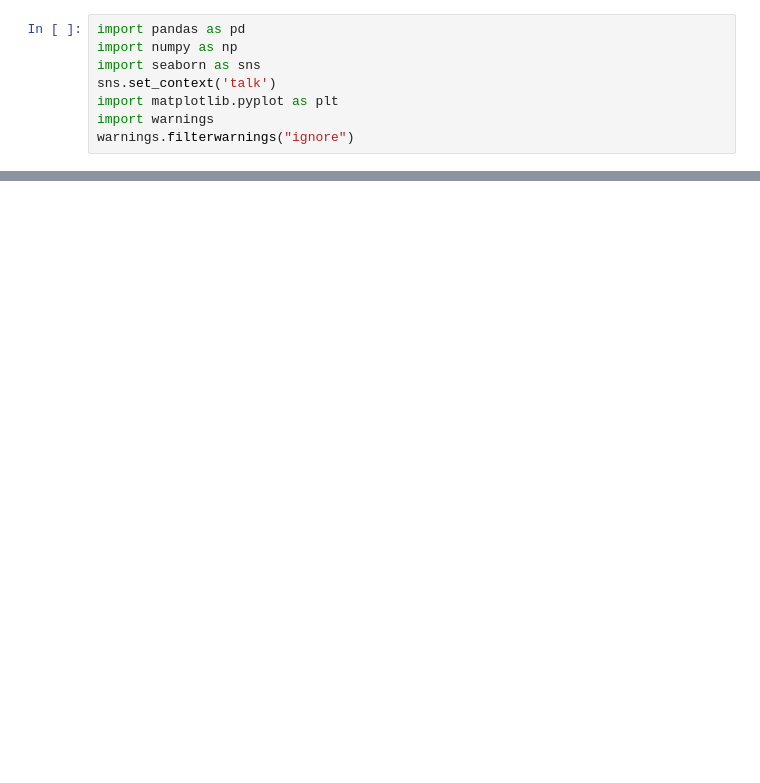
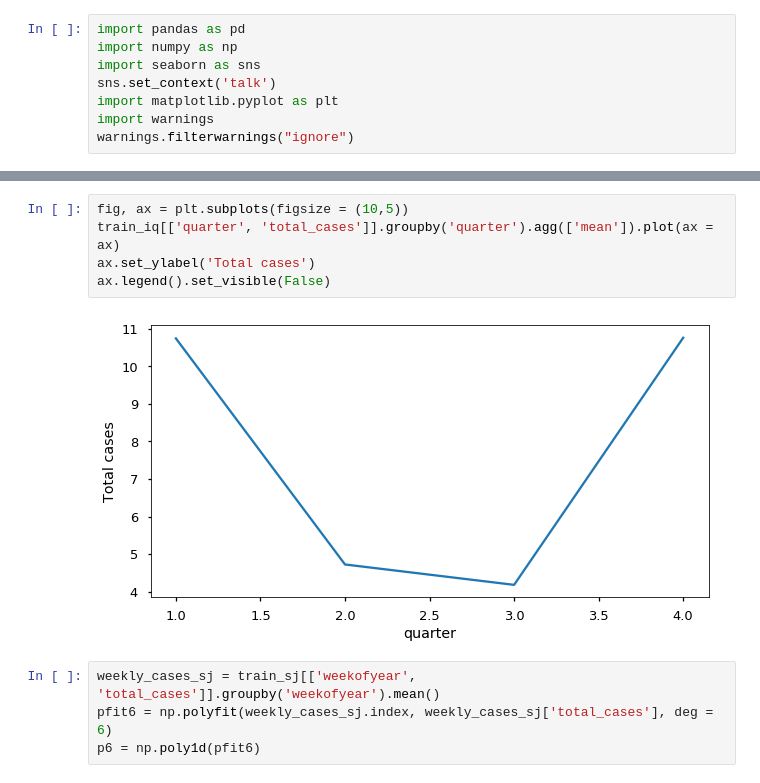
Before and after one commit to chrisgschon/DengAI, a Jupyter notebook: notebooks/Feature_Engineering.ipynb, the cells around one changed output, grey strips where cells are left out. Saved outputs shown, nothing was run; the diff lists cells and outputs as text; blank space fills up the shorter version.

```diff
--- a/notebooks/Feature_Engineering.ipynb
+++ b/notebooks/Feature_Engineering.ipynb
@@ -27,0 +82,11 @@ warnings.filterwarnings("ignore")
+# %%
+fig, ax = plt.subplots(figsize = (10,5))
+train_iq[['quarter', 'total_cases']].groupby('quarter').agg(['mean']).plot(ax = ax)
+ax.set_ylabel('Total cases')
+ax.legend().set_visible(False)
+# %% [output]
+[figure, added]
+# %%
+weekly_cases_sj = train_sj[['weekofyear', 'total_cases']].groupby('weekofyear').mean()
+pfit6 = np.polyfit(weekly_cases_sj.index, weekly_cases_sj['total_cases'], deg = 6)
+p6 = np.poly1d(pfit6)
```
Also changed, not shown: parts of 34 cells of this notebook, 6 other files.
